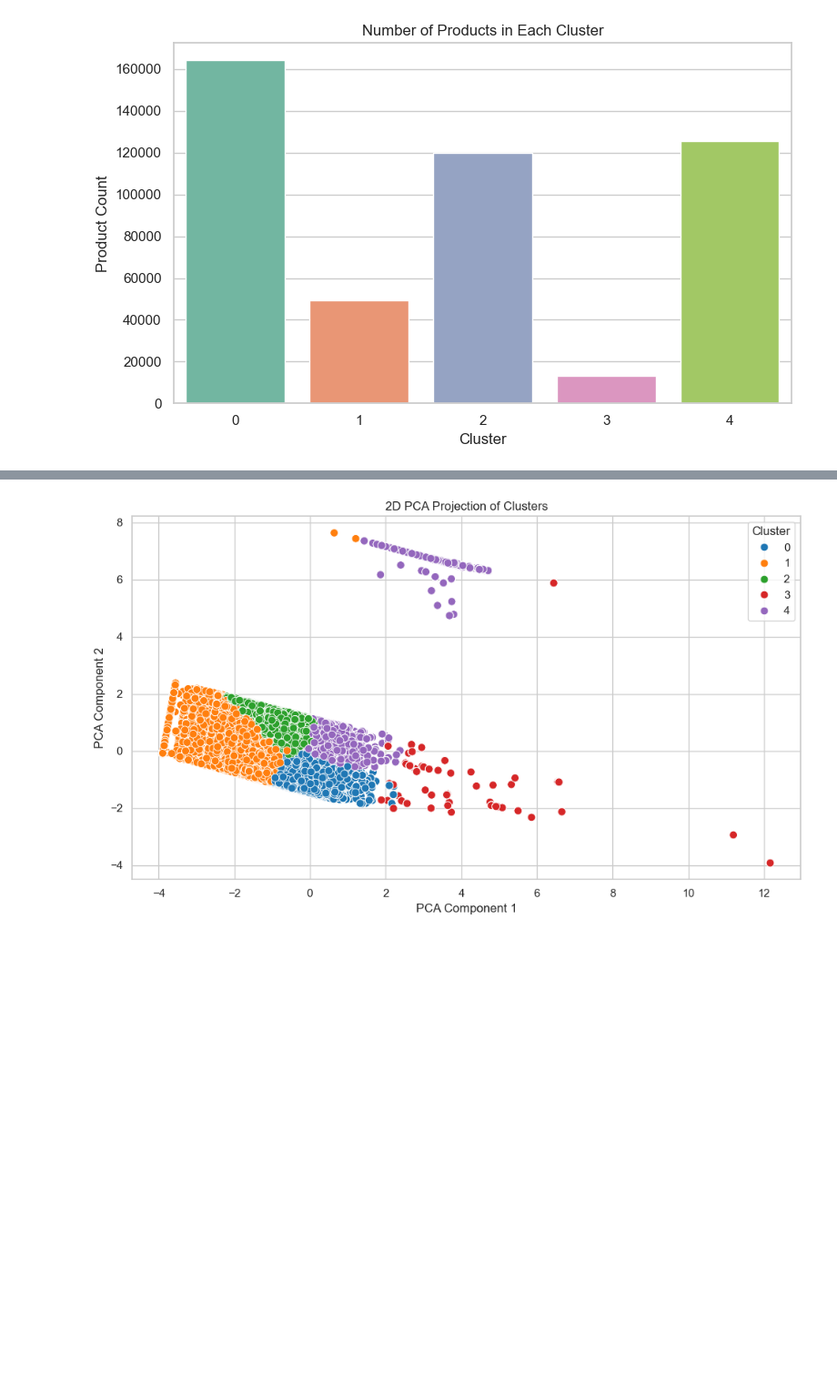
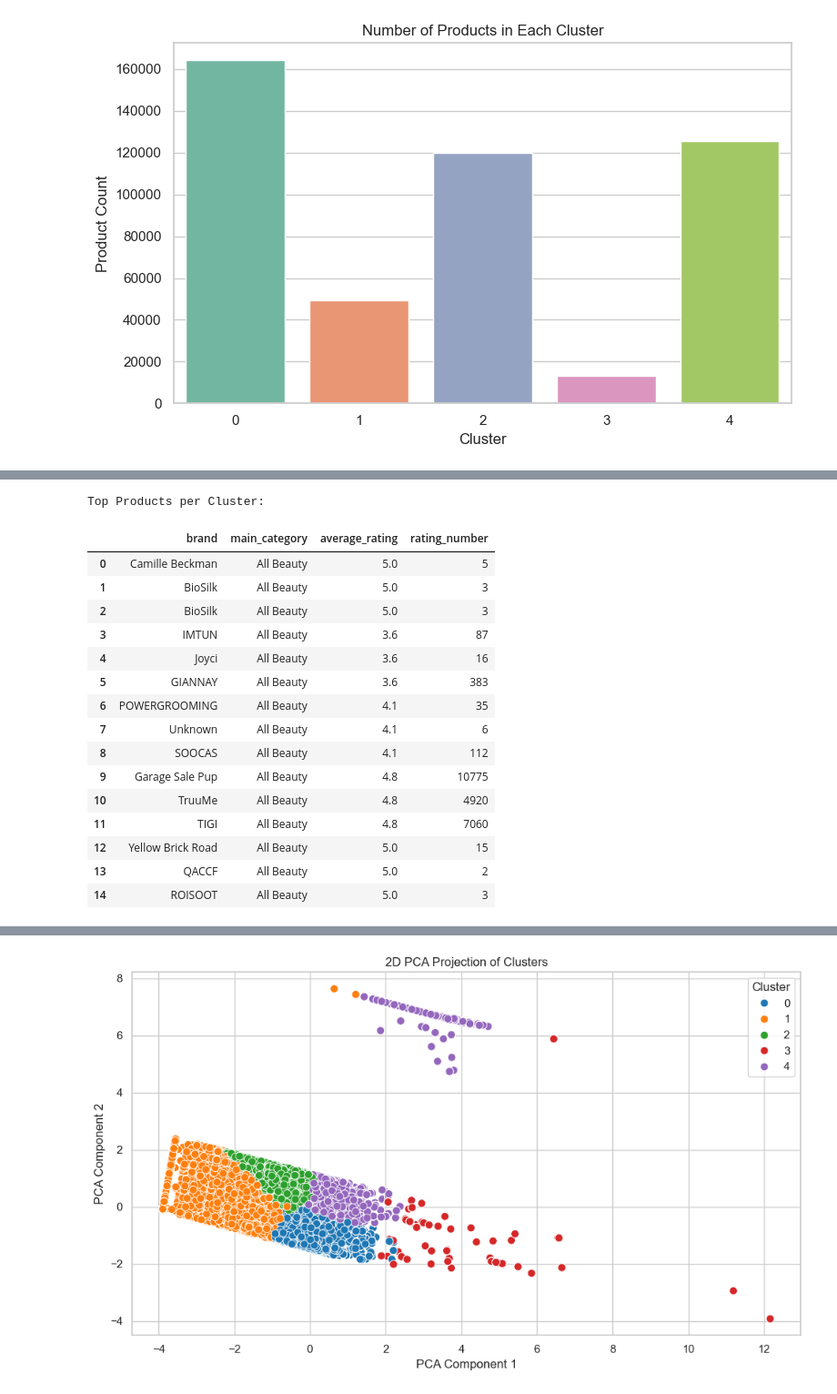
Before and after one commit to KSI-Analytics/Assignment_3, a Jupyter notebook: Clustering.ipynb, the cells around one changed output, grey strips where cells are left out. Shown at 91% size. Saved outputs shown, nothing was run; the diff lists cells and outputs as text; code cells hidden in the pictures; blank space fills up the shorter version.

```diff
--- a/Clustering.ipynb
+++ b/Clustering.ipynb
@@ -79,0 +118,25 @@ features['pca2'] = X_pca[:, 1]
+# %%
+# Top Products per Cluster
+top_products = df.groupby('cluster').apply(
+    lambda g: g.nlargest(3, 'average_rating')[['brand', 'main_category', 'average_rating', 'rating_number']]
+).reset_index(drop=True)
+print("Top Products per Cluster:")
+display(top_products)
+# %% [output]
+Top Products per Cluster:
+|  | brand | main_category | average_rating | rating_number |
+| 0 | Camille Beckman | All Beauty | 5.0 | 5 |
+| 1 | BioSilk | All Beauty | 5.0 | 3 |
+| 2 | BioSilk | All Beauty | 5.0 | 3 |
+| 3 | IMTUN | All Beauty | 3.6 | 87 |
+| 4 | Joyci | All Beauty | 3.6 | 16 |
+| 5 | GIANNAY | All Beauty | 3.6 | 383 |
+| 6 | POWERGROOMING | All Beauty | 4.1 | 35 |
+| 7 | Unknown | All Beauty | 4.1 | 6 |
+| 8 | SOOCAS | All Beauty | 4.1 | 112 |
+| 9 | Garage Sale Pup | All Beauty | 4.8 | 10775 |
+| 10 | TruuMe | All Beauty | 4.8 | 4920 |
+| 11 | TIGI | All Beauty | 4.8 | 7060 |
+| 12 | Yellow Brick Road | All Beauty | 5.0 | 15 |
+| 13 | QACCF | All Beauty | 5.0 | 2 |
+| 14 | ROISOOT | All Beauty | 5.0 | 3 |
```
Also changed, not shown: parts of 6 cells of this notebook.
